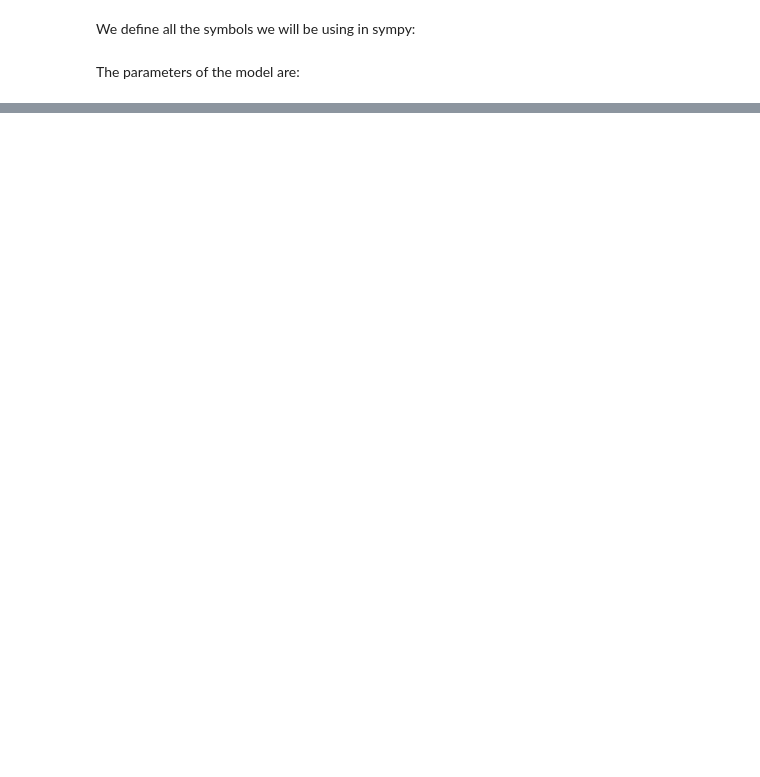
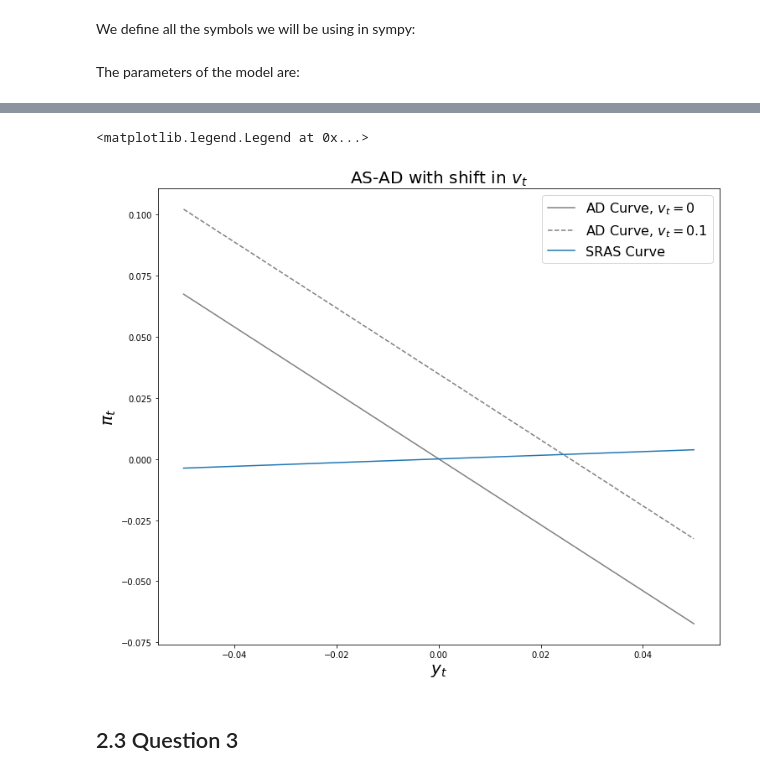
Before and after one commit to NumEconCopenhagen/projects-2019-teamghita, a Jupyter notebook: examproject/Arbejdsdokumenter/2. AS-AD model.ipynb, the cells around one changed output, grey strips where cells are left out. Cells and saved outputs as stored; diff of their text form; code cells hidden in the pictures; blank space fills up the shorter version.

```diff
--- a/examproject/Arbejdsdokumenter/2. AS-AD model.ipynb
+++ b/examproject/Arbejdsdokumenter/2. AS-AD model.ipynb
@@ -104,0 +103,40 @@ AttributeError: 'list' object has no attribute 'subs'
+# %%
+#We define the values of the aprameters in the equilibrium we want to examine
+vt_value1=0.0
+vt_value2=0.1
+pi1t_value=0.0
+y1t_value=0.0
+st_value=0.0
+s1t_value=0.0
+
+#We definde the AD curve
+def AD_curve(vt,yt,b,alpha,h):
+    return (vt-(1+b*alpha)*yt)/(h*alpha)
+
+#We definde the SRAS curve curve
+def SRAS_curve(pi1t, gamma, yt, phi, y1t, st, s1t):
+    return pi1t+gamma*yt-phi*gamma*y1t+st-phi*s1t
+# %%
+# We define the format and labels of the graph
+y = np.linspace(-0.05,0.05,50)
+fig, ax = plt.subplots(figsize = (12,10))
+ax.set_xlabel('$y_t$', fontsize = 20)
+ax.set_ylabel('$\pi_t$', fontsize = 20)
+ax.set_title("AS-AD with shift in $v_t$", fontsize = 20)
+
+# We add the AD curve for vt=0
+plt.plot(y, AD_curve(vt=vt_value1,yt=y,b=par['b'],alpha=par['alpha'],h=par['h']),label = "AD Curve, $v_t=0$", color='grey')
+
+# We add the AD curve for vt=0.1
+plt.plot(y, AD_curve(vt=vt_value2,yt=y,b=par['b'],alpha=par['alpha'],h=par['h']),label = "AD Curve, $v_t=0.1$", color='grey', linestyle = '--')
+
+# We add the SRAS curve
+plt.plot(y, SRAS_curve(pi1t=pi1t_value,gamma=par['gamma'],yt=y,phi=par['phi'],y1t=y1t_value,st=st_value,s1t=s1t_value),label = "SRAS Curve")
+
+#We add a legend to the plot
+plt.legend(frameon = True,fontsize = 16)
+# %% [output]
+<matplotlib.legend.Legend at 0x...>
+[figure, added]
+# %% [markdown]
+## 2.3 Question 3
```
Also changed, not shown: parts of 49 cells of this notebook.
